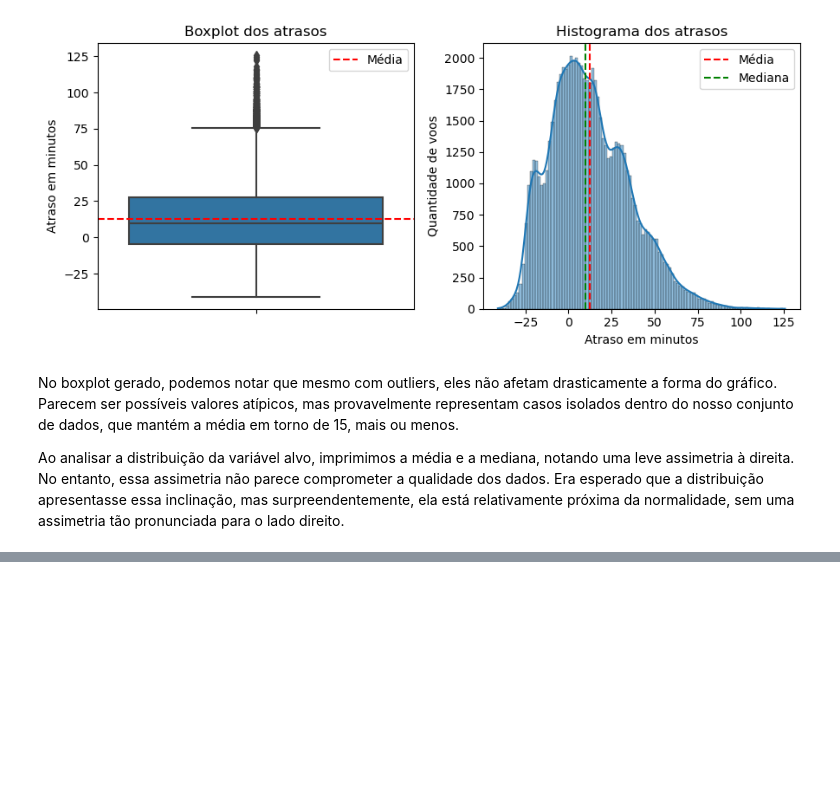
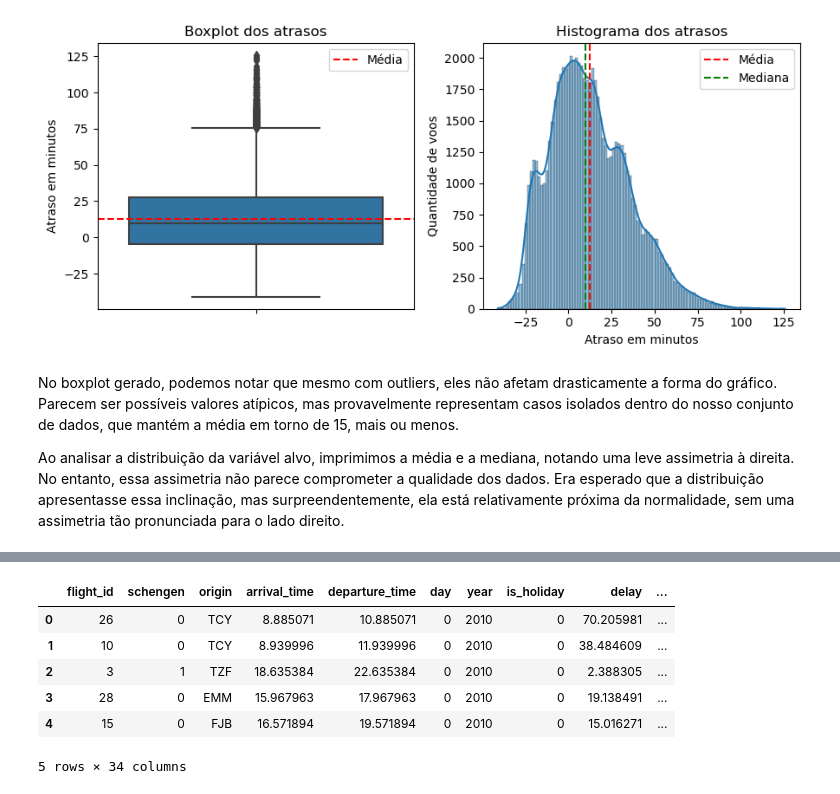
Before and after one commit to CrisNakamura/previsao_atraso_voo, a Jupyter notebook: modelo_atraso_voo.ipynb, the cells around one changed output, grey strips where cells are left out. Drawn from its saved outputs; the diff is of its cells as text; code cells hidden in the pictures; blank space fills up the shorter version.

Commit message:
[feat] Data Engineering

```diff
--- a/modelo_atraso_voo.ipynb
+++ b/modelo_atraso_voo.ipynb
@@ -179,0 +190,4 @@ Ao analisar a distribuição da variável alvo, imprimimos a média e a mediana,
+# %%
+# Criando uma nova coluna data.
+dados['date'] = pd.to_datetime(dados['year'].astype(str) + '-' + (dados['day'] + 1).astype(str), format='%Y-%j')
+dados.head()
@@ -179,0 +201,4 @@ Ao analisar a distribuição da variável alvo, imprimimos a média e a mediana,
+# %%
+# Criando colunas que indicam se o dia é final de semana ou não.
+dados['is_weekend'] = dados['date'].dt.weekday.isin([5, 6])
+dados.head()
@@ -179,0 +212,4 @@ Ao analisar a distribuição da variável alvo, imprimimos a média e a mediana,
+# %%
+# Criando coluna que indica o dia da semana.
+dados['day_name'] = dados['date'].dt.day_name()
+dados.head()
@@ -179,0 +243,19 @@ Ao analisar a distribuição da variável alvo, imprimimos a média e a mediana,
+# %%
+# Transformando as colunas categóricas binárias em numéricas.
+dados['schengen'] = dados['schengen'].replace({'non-schengen': 0, 'schengen': 1})
+dados['is_holiday'] = dados['is_holiday'].replace({False: 0, True: 1})
+dados['is_weekend'] = dados['is_weekend'].replace({False: 0, True: 1})
+# %%
+# Transformando as demais colunas categóricas em numéricas.
+variaveis_categoricas = ['airline', 'day_name', 'aircraft_type', 'day_name']
+
+df_encoded = pd.get_dummies(dados, columns=variaveis_categoricas, dtype=int).head()
+df_encoded.head()
+# %% [output]
+|  | flight_id | schengen | origin | arrival_time | departure_time | day | year | is_holiday | delay | ... |
+| 0 | 26 | 0 | TCY | 8.885071 | 10.885071 | 0 | 2010 | 0 | 70.205981 | ... |
+| 1 | 10 | 0 | TCY | 8.939996 | 11.939996 | 0 | 2010 | 0 | 38.484609 | ... |
+| 2 | 3 | 1 | TZF | 18.635384 | 22.635384 | 0 | 2010 | 0 | 2.388305 | ... |
+| 3 | 28 | 0 | EMM | 15.967963 | 17.967963 | 0 | 2010 | 0 | 19.138491 | ... |
+| 4 | 15 | 0 | FJB | 16.571894 | 19.571894 | 0 | 2010 | 0 | 15.016271 | ... |
+5 rows × 34 columns
```
Also changed, not shown: parts of 11 cells of this notebook.
